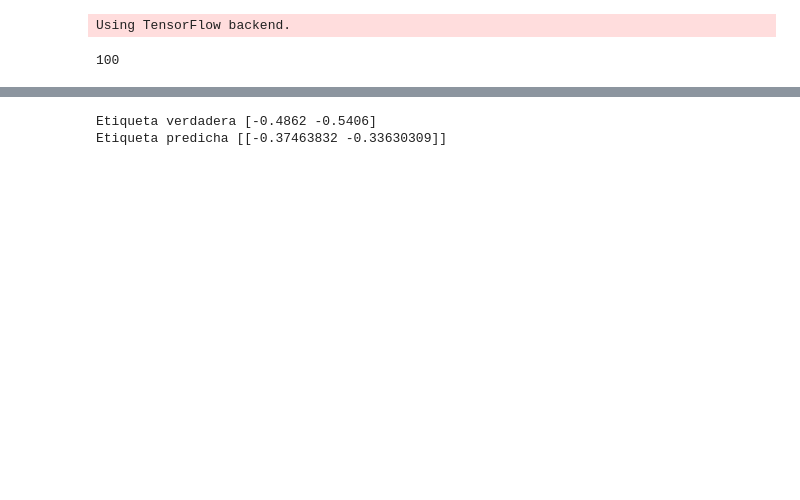
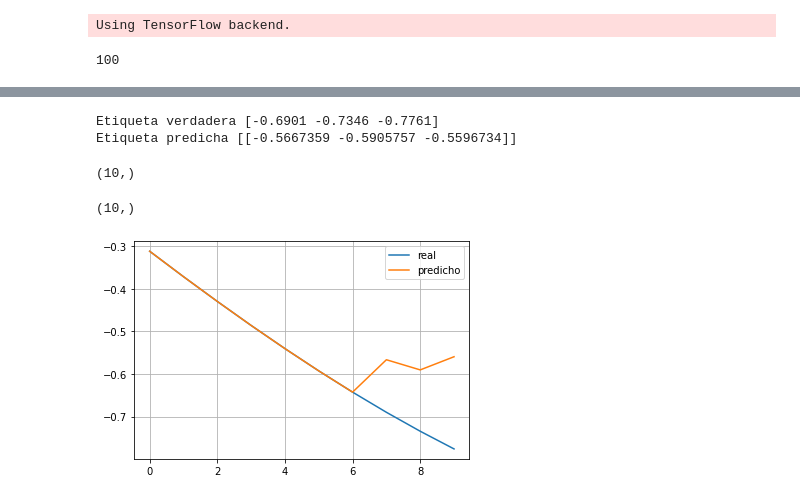
Before and after one commit to EdgarMoyete/Regresion, a Jupyter notebook: SenoMLP_Vector.ipynb, the cells around one changed output, grey strips where cells are left out. Saved outputs shown, nothing was run; the diff lists cells and outputs as text; code cells hidden in the pictures; blank space fills up the shorter version.

```diff
--- a/SenoMLP_Vector.ipynb
+++ b/SenoMLP_Vector.ipynb
@@ -146,7 +146,34 @@ plt.show()
 # %%
-num_test = 1
+num_test = 5
 print("Etiqueta verdadera", y[num_test])
-print("Etiqueta predicha", model.predict(x[num_test].reshape(1,7)))
+pred = model.predict(x[num_test].reshape(1,len_samples))
+print("Etiqueta predicha", pred)
 # %% [output]
-Etiqueta verdadera [-0.4862 -0.5406]
-Etiqueta predicha [[-0.37463832 -0.33630309]]
+Etiqueta verdadera [-0.6901 -0.7346 -0.7761]
+Etiqueta predicha [[-0.5667359 -0.5905757 -0.5596734]]
+# %%
+x_verdad = np.zeros(len_samples)
+for i in range(len_samples):
+    x_verdad[i] = x[num_test, i]
+# %%
+futuro = np.zeros(len_vector)
+for i in range(len_vector):
+    futuro[i] = pred[0,i]
+# %%
+real = np.concatenate((x_verdad, y[num_test]))
+real.shape
+# %% [output]
+(10,)
+# %%
+predicho = np.concatenate((x_verdad, futuro))
+predicho.shape
+# %% [output]
+(10,)
+# %%
+plt.plot(real)
+plt.plot(predicho)
+plt.grid()
+plt.legend(['real', 'predicho'])
+plt.show()
+# %% [output]
+[figure, added]
```
Also changed, not shown: parts of 10 cells of this notebook, 6 other files.
